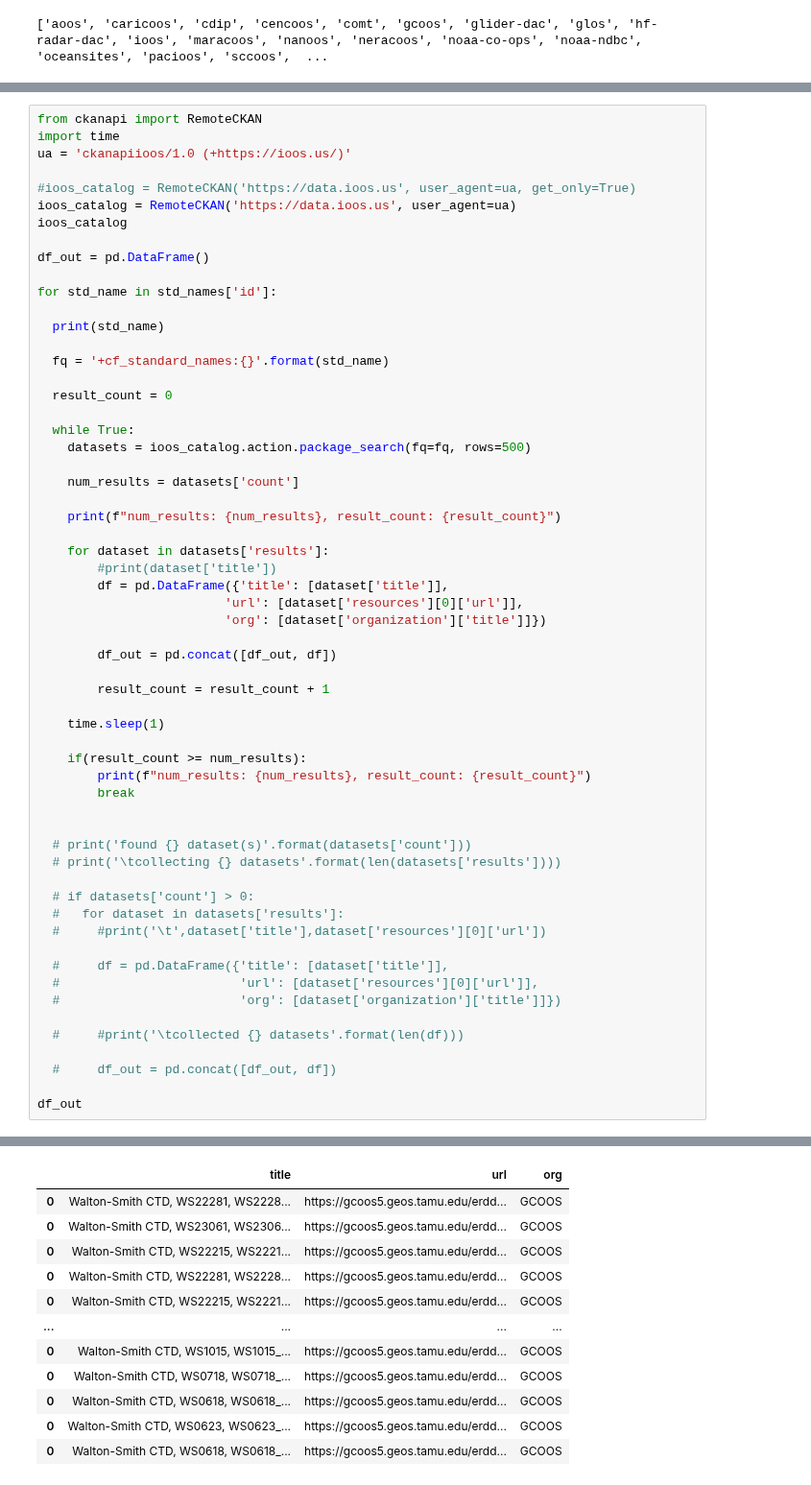
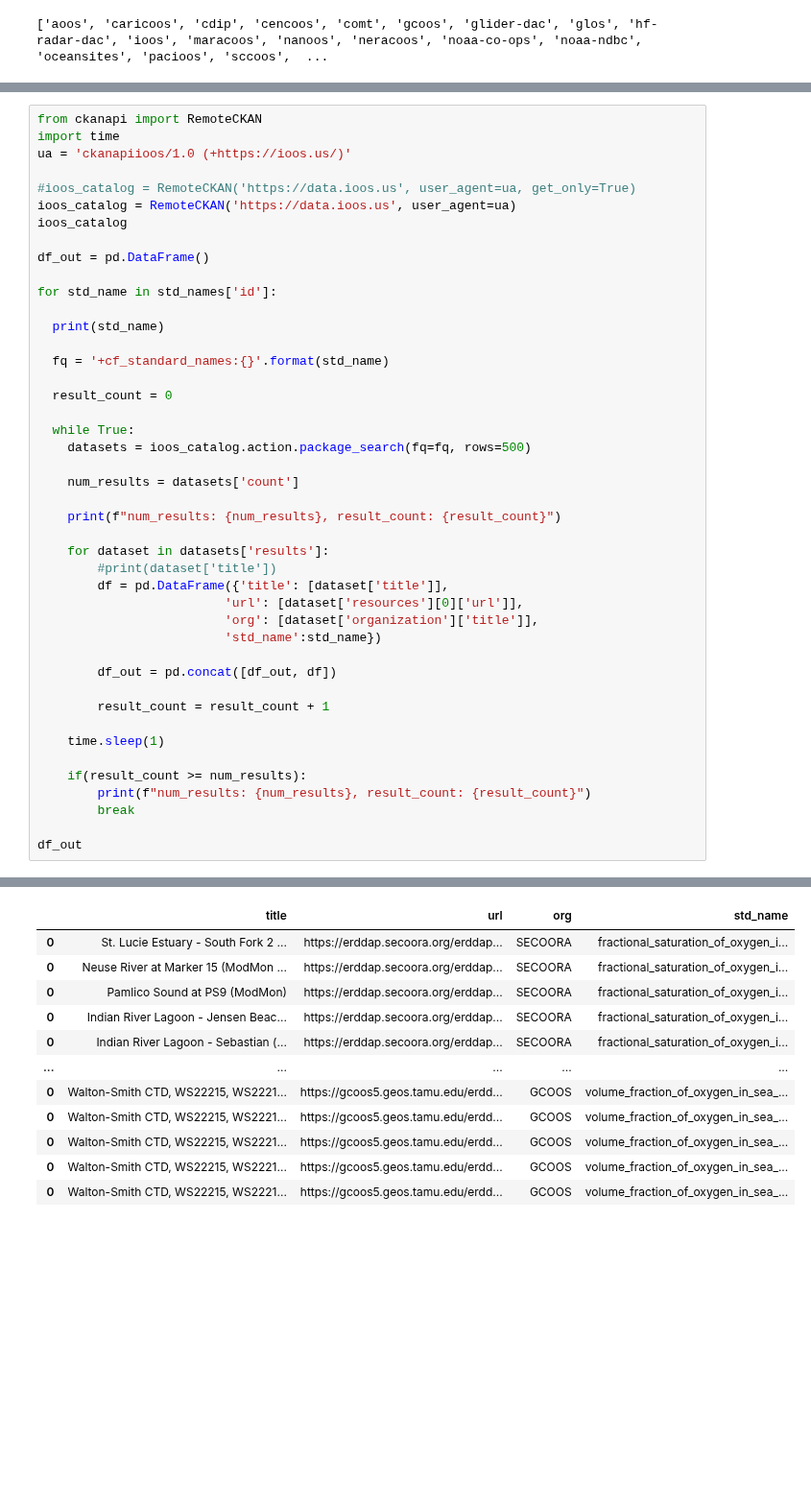
Before and after one commit to MathewBiddle/sandbox, a Jupyter notebook: notebooks/CKAN_API_Query.ipynb, the cells around one changed output, grey strips where cells are left out. Shown at 96% size. Cells and saved outputs as stored; diff of their text form; blank space fills up the shorter version.

```diff
--- a/notebooks/CKAN_API_Query.ipynb
+++ b/notebooks/CKAN_API_Query.ipynb
@@ -108,7 +129,8 @@ for std_name in std_names['id']:
         #print(dataset['title'])
         df = pd.DataFrame({'title': [dataset['title']],
                          'url': [dataset['resources'][0]['url']],
-                         'org': [dataset['organization']['title']]})
+                         'org': [dataset['organization']['title']],
+                         'std_name':std_name})
 
         df_out = pd.concat([df_out, df])
 
@@ -120,22 +142,6 @@ for std_name in std_names['id']:
         print(f"num_results: {num_results}, result_count: {result_count}")
         break
 
-
-  # print('found {} dataset(s)'.format(datasets['count']))
-  # print('\tcollecting {} datasets'.format(len(datasets['results'])))
-
-  # if datasets['count'] > 0:
-  #   for dataset in datasets['results']:
-  #     #print('\t',dataset['title'],dataset['resources'][0]['url'])
-
-  #     df = pd.DataFrame({'title': [dataset['title']],
-  #                        'url': [dataset['resources'][0]['url']],
-  #                        'org': [dataset['organization']['title']]})
-
-  #     #print('\tcollected {} datasets'.format(len(df)))
-
-  #     df_out = pd.concat([df_out, df])
-
 df_out
 # %% [output]
 depth_at_shallowest_local_minimum_in_vertical_profile_of_mole_concentration_of_dissolved_molecular_oxygen_in_sea_water
@@ -155,15 +161,15 @@ num_results: 3275, result_count: 3500
 volume_mixing_ratio_of_oxygen_at_stp_in_sea_water
 num_results: 0, result_count: 0
 num_results: 0, result_count: 0
-|  | title | url | org |
-| 0 | Walton-Smith CTD, WS22281, WS2228... | https://gcoos5.geos.tamu.edu/erdd... | GCOOS |
-| 0 | Walton-Smith CTD, WS23061, WS2306... | https://gcoos5.geos.tamu.edu/erdd... | GCOOS |
-| 0 | Walton-Smith CTD, WS22215, WS2221... | https://gcoos5.geos.tamu.edu/erdd... | GCOOS |
-| 0 | Walton-Smith CTD, WS22281, WS2228... | https://gcoos5.geos.tamu.edu/erdd... | GCOOS |
-| 0 | Walton-Smith CTD, WS22215, WS2221... | https://gcoos5.geos.tamu.edu/erdd... | GCOOS |
-| ... | ... | ... | ... |
-| 0 | Walton-Smith CTD, WS1015, WS1015_... | https://gcoos5.geos.tamu.edu/erdd... | GCOOS |
-| 0 | Walton-Smith CTD, WS0718, WS0718_... | https://gcoos5.geos.tamu.edu/erdd... | GCOOS |
-| 0 | Walton-Smith CTD, WS0618, WS0618_... | https://gcoos5.geos.tamu.edu/erdd... | GCOOS |
-| 0 | Walton-Smith CTD, WS0623, WS0623_... | https://gcoos5.geos.tamu.edu/erdd... | GCOOS |
-| 0 | Walton-Smith CTD, WS0618, WS0618_... | https://gcoos5.geos.tamu.edu/erdd... | GCOOS |
+|  | title | url | org | std_name |
+| 0 | St. Lucie Estuary - South Fork 2 ... | https://erddap.secoora.org/erddap... | SECOORA | fractional_saturation_of_oxygen_i... |
+| 0 | Neuse River at Marker 15 (ModMon ... | https://erddap.secoora.org/erddap... | SECOORA | fractional_saturation_of_oxygen_i... |
+| 0 | Pamlico Sound at PS9 (ModMon) | https://erddap.secoora.org/erddap... | SECOORA | fractional_saturation_of_oxygen_i... |
+| 0 | Indian River Lagoon - Jensen Beac... | https://erddap.secoora.org/erddap... | SECOORA | fractional_saturation_of_oxygen_i... |
+| 0 | Indian River Lagoon - Sebastian (... | https://erddap.secoora.org/erddap... | SECOORA | fractional_saturation_of_oxygen_i... |
+| ... | ... | ... | ... | ... |
+| 0 | Walton-Smith CTD, WS22215, WS2221... | https://gcoos5.geos.tamu.edu/erdd... | GCOOS | volume_fraction_of_oxygen_in_sea_... |
+| 0 | Walton-Smith CTD, WS22215, WS2221... | https://gcoos5.geos.tamu.edu/erdd... | GCOOS | volume_fraction_of_oxygen_in_sea_... |
+| 0 | Walton-Smith CTD, WS22215, WS2221... | https://gcoos5.geos.tamu.edu/erdd... | GCOOS | volume_fraction_of_oxygen_in_sea_... |
+| 0 | Walton-Smith CTD, WS22215, WS2221... | https://gcoos5.geos.tamu.edu/erdd... | GCOOS | volume_fraction_of_oxygen_in_sea_... |
+| 0 | Walton-Smith CTD, WS22215, WS2221... | https://gcoos5.geos.tamu.edu/erdd... | GCOOS | volume_fraction_of_oxygen_in_sea_... |
```
Also changed, not shown: parts of 42 cells of this notebook, 1 other file.
